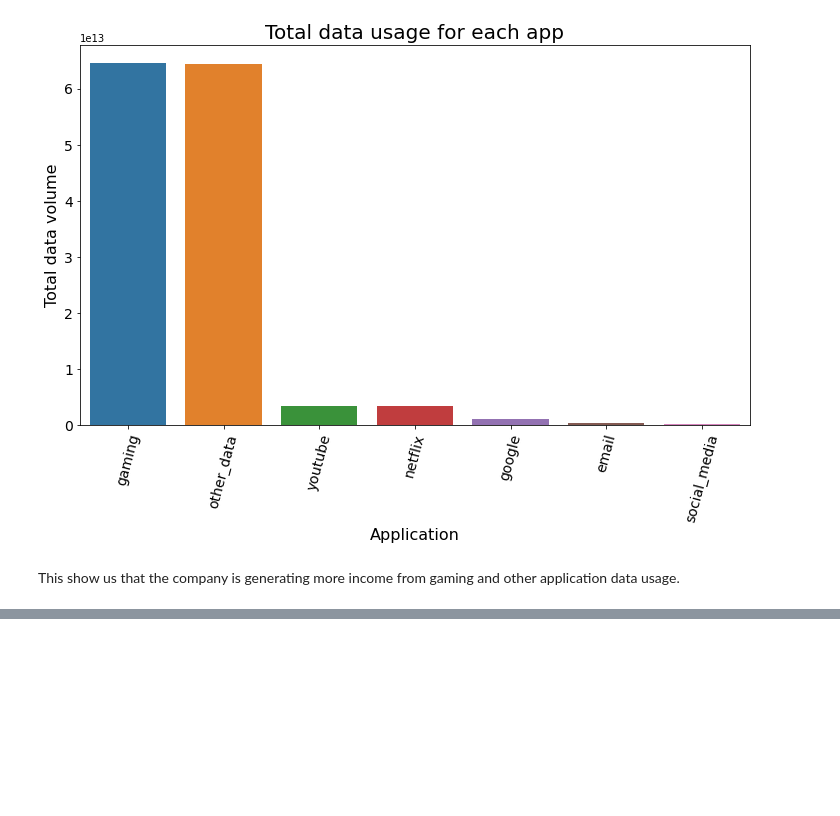
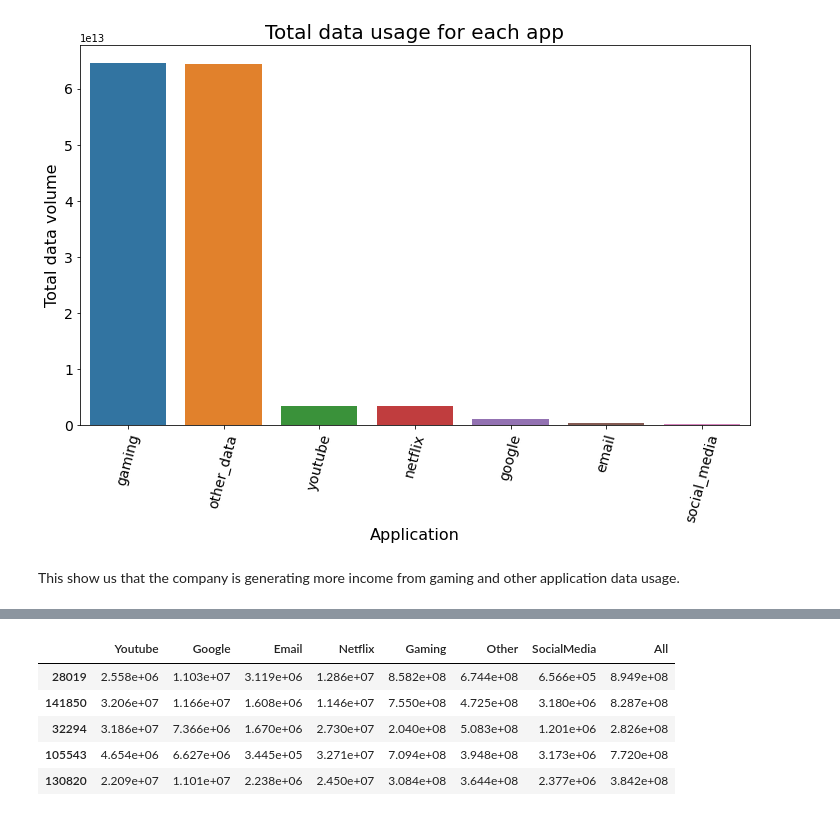
Before and after one commit to bereketkibru/User_Analytics_in_telecom, a Jupyter notebook: notebooks/User Overview analysis .ipynb, the cells around one changed output, grey strips where cells are left out. Saved outputs shown, nothing was run; the diff lists cells and outputs as text; code cells hidden in the pictures; blank space fills up the shorter version.

```diff
--- a/notebooks/User Overview analysis .ipynb
+++ b/notebooks/User Overview analysis .ipynb
@@ -528,0 +586,18 @@ This show us that the company is generating more income from gaming and other ap
+# %%
+DR_df=EDA_df[['Youtube',
+        'Google',
+        'Email',
+        'Netflix',
+        'Gaming',
+        'Other',
+        'SocialMedia',
+        'All'
+                    ]]
+DR_df.sample(5)
+# %% [output]
+|  | Youtube | Google | Email | Netflix | Gaming | Other | SocialMedia | All |
+| 28019 | 2.558e+06 | 1.103e+07 | 3.119e+06 | 1.286e+07 | 8.582e+08 | 6.744e+08 | 6.566e+05 | 8.949e+08 |
+| 141850 | 3.206e+07 | 1.166e+07 | 1.608e+06 | 1.146e+07 | 7.550e+08 | 4.725e+08 | 3.180e+06 | 8.287e+08 |
+| 32294 | 3.186e+07 | 7.366e+06 | 1.670e+06 | 2.730e+07 | 2.040e+08 | 5.083e+08 | 1.201e+06 | 2.826e+08 |
+| 105543 | 4.654e+06 | 6.627e+06 | 3.445e+05 | 3.271e+07 | 7.094e+08 | 3.948e+08 | 3.173e+06 | 7.720e+08 |
+| 130820 | 2.209e+07 | 1.101e+07 | 2.238e+06 | 2.450e+07 | 3.084e+08 | 3.644e+08 | 2.377e+06 | 3.842e+08 |
```
Also changed, not shown: parts of 23 cells of this notebook, 1 other file.
